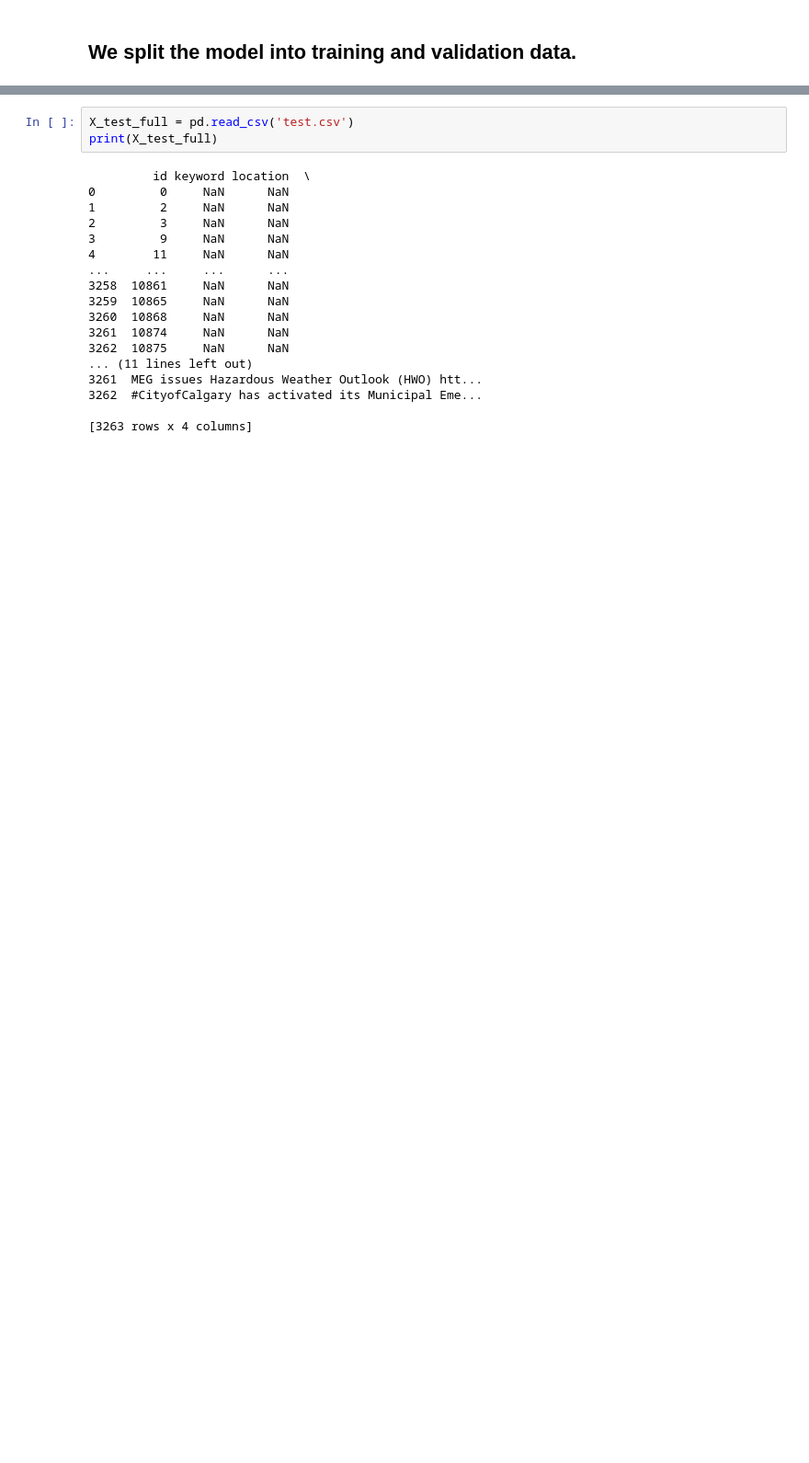
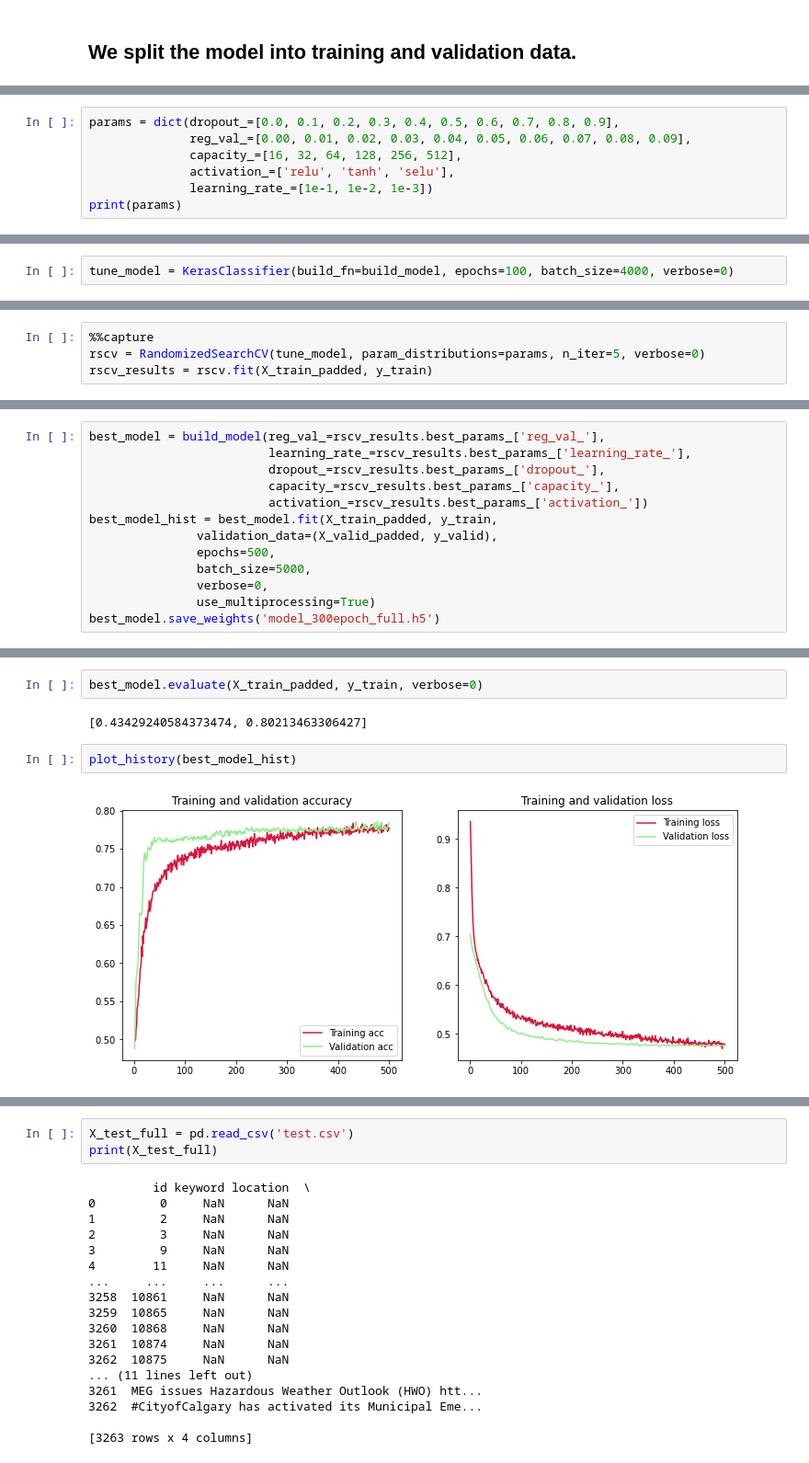
Before and after one commit to BhairavValera/disaster_tweets_NLP, a Jupyter notebook: tweets_model.ipynb, the cells around one changed output, grey strips where cells are left out. Shown at 92% size. Saved outputs shown, nothing was run; the diff lists cells and outputs as text; blank space fills up the shorter version.

```diff
--- a/tweets_model.ipynb
+++ b/tweets_model.ipynb
@@ -228,0 +338,7 @@ print(accuracy_score(y_pred, y_valid))
+# %%
+params = dict(dropout_=[0.0, 0.1, 0.2, 0.3, 0.4, 0.5, 0.6, 0.7, 0.8, 0.9],
+              reg_val_=[0.00, 0.01, 0.02, 0.03, 0.04, 0.05, 0.06, 0.07, 0.08, 0.09],
+              capacity_=[16, 32, 64, 128, 256, 512],
+              activation_=['relu', 'tanh', 'selu'],
+              learning_rate_=[1e-1, 1e-2, 1e-3])
+print(params)
@@ -228,0 +347,2 @@ print(accuracy_score(y_pred, y_valid))
+# %%
+tune_model = KerasClassifier(build_fn=build_model, epochs=100, batch_size=4000, verbose=0)
@@ -228,0 +351,4 @@ print(accuracy_score(y_pred, y_valid))
+# %%
+%%capture
+rscv = RandomizedSearchCV(tune_model, param_distributions=params, n_iter=5, verbose=0)
+rscv_results = rscv.fit(X_train_padded, y_train)
@@ -228,0 +359,13 @@ print(accuracy_score(y_pred, y_valid))
+# %%
+best_model = build_model(reg_val_=rscv_results.best_params_['reg_val_'],
+                         learning_rate_=rscv_results.best_params_['learning_rate_'],
+                         dropout_=rscv_results.best_params_['dropout_'],
+                         capacity_=rscv_results.best_params_['capacity_'],
+                         activation_=rscv_results.best_params_['activation_'])
+best_model_hist = best_model.fit(X_train_padded, y_train,
+               validation_data=(X_valid_padded, y_valid),
+               epochs=500,
+               batch_size=5000,
+               verbose=0,
+               use_multiprocessing=True)
+best_model.save_weights('model_300epoch_full.h5')
@@ -228,0 +391,8 @@ print(accuracy_score(y_pred, y_valid))
+# %%
+best_model.evaluate(X_train_padded, y_train, verbose=0)
+# %% [output]
+[0.43429240584373474, 0.80213463306427]
+# %%
+plot_history(best_model_hist)
+# %% [output]
+[figure, added]
```
Also changed, not shown: parts of 61 cells of this notebook, 4 other files.
